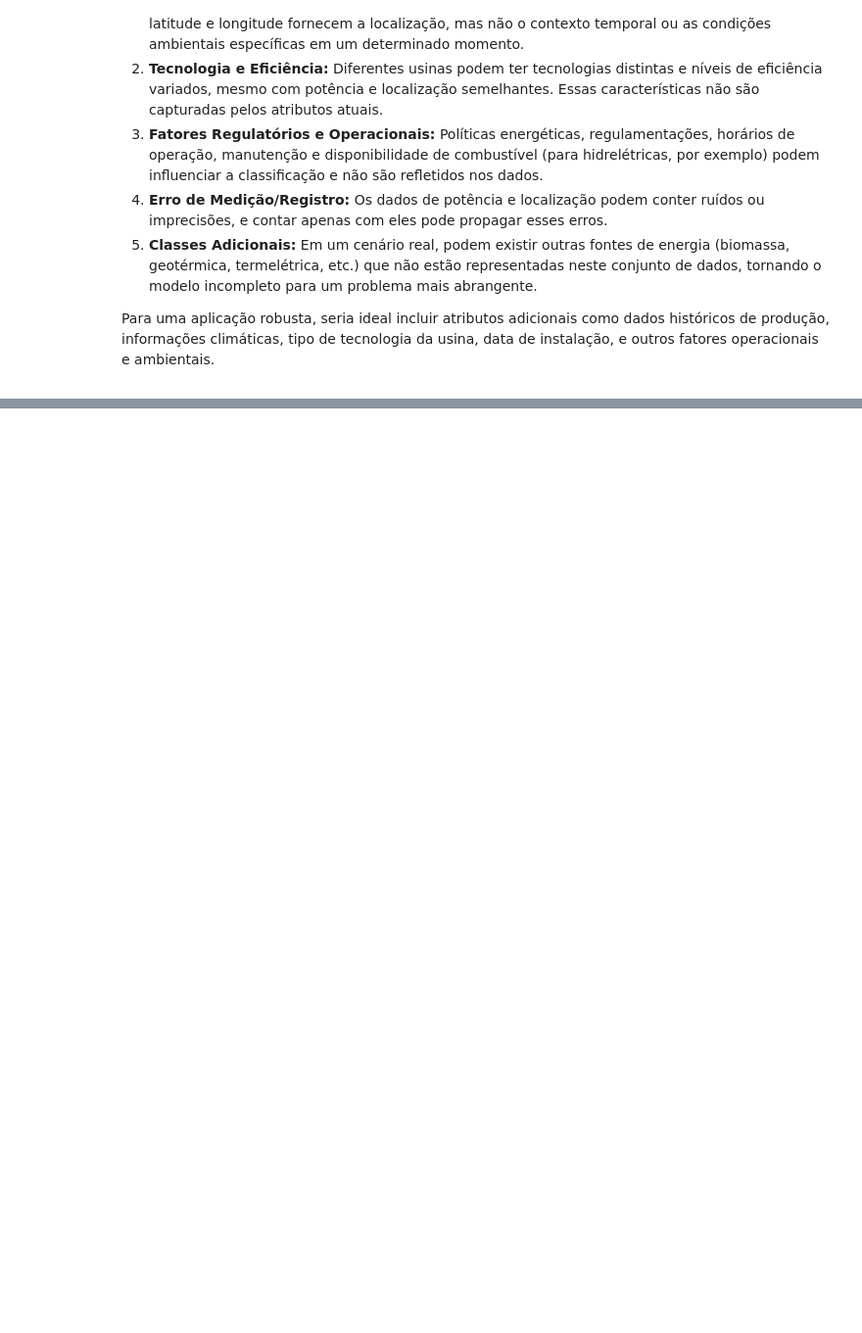
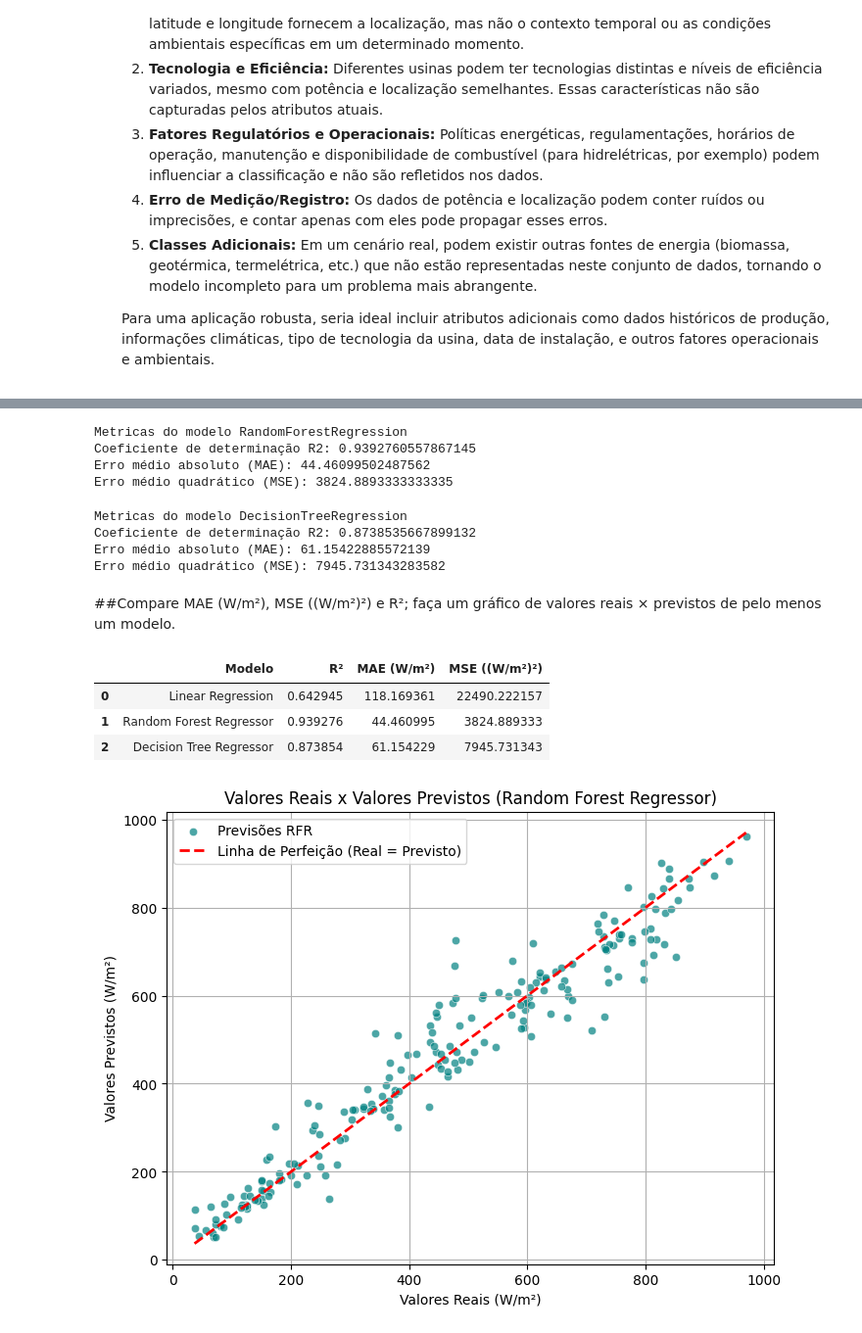
Before and after one commit to gabrielcggs/CP02-SERS-MACHINE-LEARNING, a Jupyter notebook: CP2_SERS.ipynb, the cells around one changed output, grey strips where cells are left out. Shown at 98% size. Drawn from its saved outputs; the diff is of its cells as text; code cells hidden in the pictures; blank space fills up the shorter version.

```diff
--- a/CP2_SERS.ipynb
+++ b/CP2_SERS.ipynb
@@ -1008,0 +580,5 @@ Em resumo, o `RandomForestRegressor` é a escolha superior para prever a radiaç
+# %%
+#Instanciando o modelo
+modelo_DTR= DecisionTreeRegressor()
+#Treinando o modelo
+modelo_DTR.fit(X2_train, y2_train)
@@ -1008,0 +589,3 @@ Em resumo, o `RandomForestRegressor` é a escolha superior para prever a radiaç
+# %%
+y_predictLiR = modelo_LiR.predict(X2_teste)
+y_predictLiR
@@ -1008,0 +610,3 @@ Em resumo, o `RandomForestRegressor` é a escolha superior para prever a radiaç
+# %%
+y_predictRFR = modelo_RFR.predict(X2_teste)
+y_predictRFR
@@ -1008,0 +631,3 @@ Em resumo, o `RandomForestRegressor` é a escolha superior para prever a radiaç
+# %%
+y_predictDTR = modelo_DTR.predict(X2_teste)
+y_predictDTR
@@ -1008,0 +676,63 @@ Em resumo, o `RandomForestRegressor` é a escolha superior para prever a radiaç
+# %%
+#RandomForestRegression
+print("Metricas do modelo RandomForestRegression")
+print(f'Coeficiente de determinação R2: {r2_score(y2_test, y_predictRFR)}')
+print(f'Erro médio absoluto (MAE): {mean_absolute_error(y2_test, y_predictRFR)}')
+print(f'Erro médio quadrático (MSE): {mean_squared_error(y2_test, y_predictRFR)}')
+# %% [output]
+Metricas do modelo RandomForestRegression
+Coeficiente de determinação R2: 0.9392760557867145
+Erro médio absoluto (MAE): 44.46099502487562
+Erro médio quadrático (MSE): 3824.8893333333335
+# %%
+#DecisionTreeRegression
+print("Metricas do modelo DecisionTreeRegression")
+print(f'Coeficiente de determinação R2: {r2_score(y2_test, y_predictDTR)}')
+print(f'Erro médio absoluto (MAE): {mean_absolute_error(y2_test, y_predictDTR)}')
+print(f'Erro médio quadrático (MSE): {mean_squared_error(y2_test, y_predictDTR)}')
+# %% [output]
+Metricas do modelo DecisionTreeRegression
+Coeficiente de determinação R2: 0.8738535667899132
+Erro médio absoluto (MAE): 61.15422885572139
+Erro médio quadrático (MSE): 7945.731343283582
+# %% [markdown]
+##Compare MAE (W/m²), MSE ((W/m²)²) e R²; faça um gráfico de valores reais × previstos de pelo menos um modelo.
+# %%
+# 1. Comparação de Métricas de Regressão
+tabela_metricas_reg = pd.DataFrame({
+    'Modelo': ['Linear Regression', 'Random Forest Regressor', 'Decision Tree Regressor'],
+    'R²': [
+        r2_score(y2_test, y_predictLiR),
+        r2_score(y2_test, y_predictRFR),
+        r2_score(y2_test, y_predictDTR)
+    ],
+    'MAE (W/m²)': [
+        mean_absolute_error(y2_test, y_predictLiR),
+        mean_absolute_error(y2_test, y_predictRFR),
+        mean_absolute_error(y2_test, y_predictDTR)
+    ],
+    'MSE ((W/m²)²)': [
+        mean_squared_error(y2_test, y_predictLiR),
+        mean_squared_error(y2_test, y_predictRFR),
+        mean_squared_error(y2_test, y_predictDTR)
+    ]
+})
+
+display(tabela_metricas_reg)
+
+# 2. Gráfico de Valores Reais x Previstos para o melhor modelo (Random Forest)
+plt.figure(figsize=(8, 6))
+sns.scatterplot(x=y2_test, y=y_predictRFR, alpha=0.7, color='teal', label='Previsões RFR')
+plt.plot([y2_test.min(), y2_test.max()], [y2_test.min(), y2_test.max()], color='red', linestyle='--', lw=2, label='Linha de Perfeição (Real = Previsto)')
+plt.title('Valores Reais x Valores Previstos (Random Forest Regressor)')
+plt.xlabel('Valores Reais (W/m²)')
+plt.ylabel('Valores Previstos (W/m²)')
+plt.legend()
+plt.grid(True)
+plt.show()
+# %% [output]
+|  | Modelo | R² | MAE (W/m²) | MSE ((W/m²)²) |
+| 0 | Linear Regression | 0.642945 | 118.169361 | 22490.222157 |
+| 1 | Random Forest Regressor | 0.939276 | 44.460995 | 3824.889333 |
+| 2 | Decision Tree Regressor | 0.873854 | 61.154229 | 7945.731343 |
+[figure, added]
```
Also changed, not shown: parts of 75 cells of this notebook.
